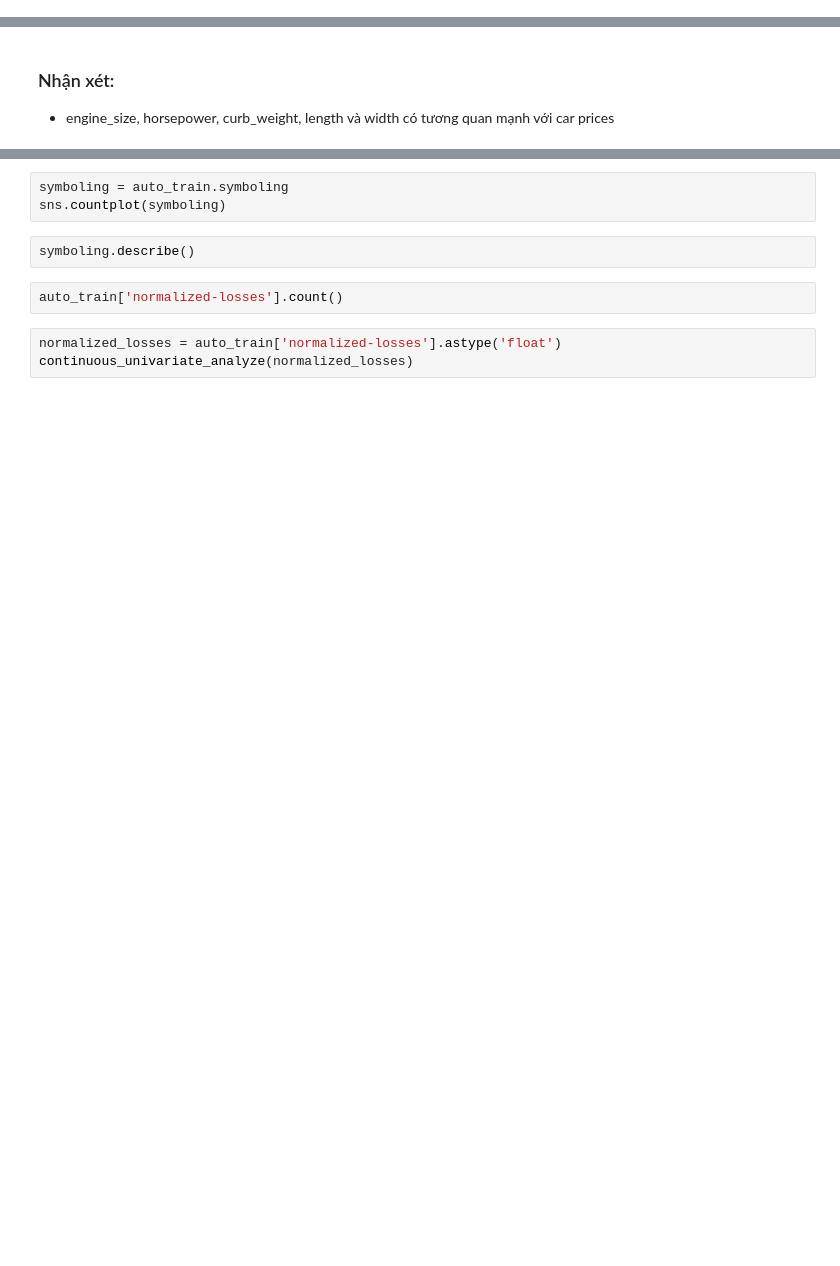
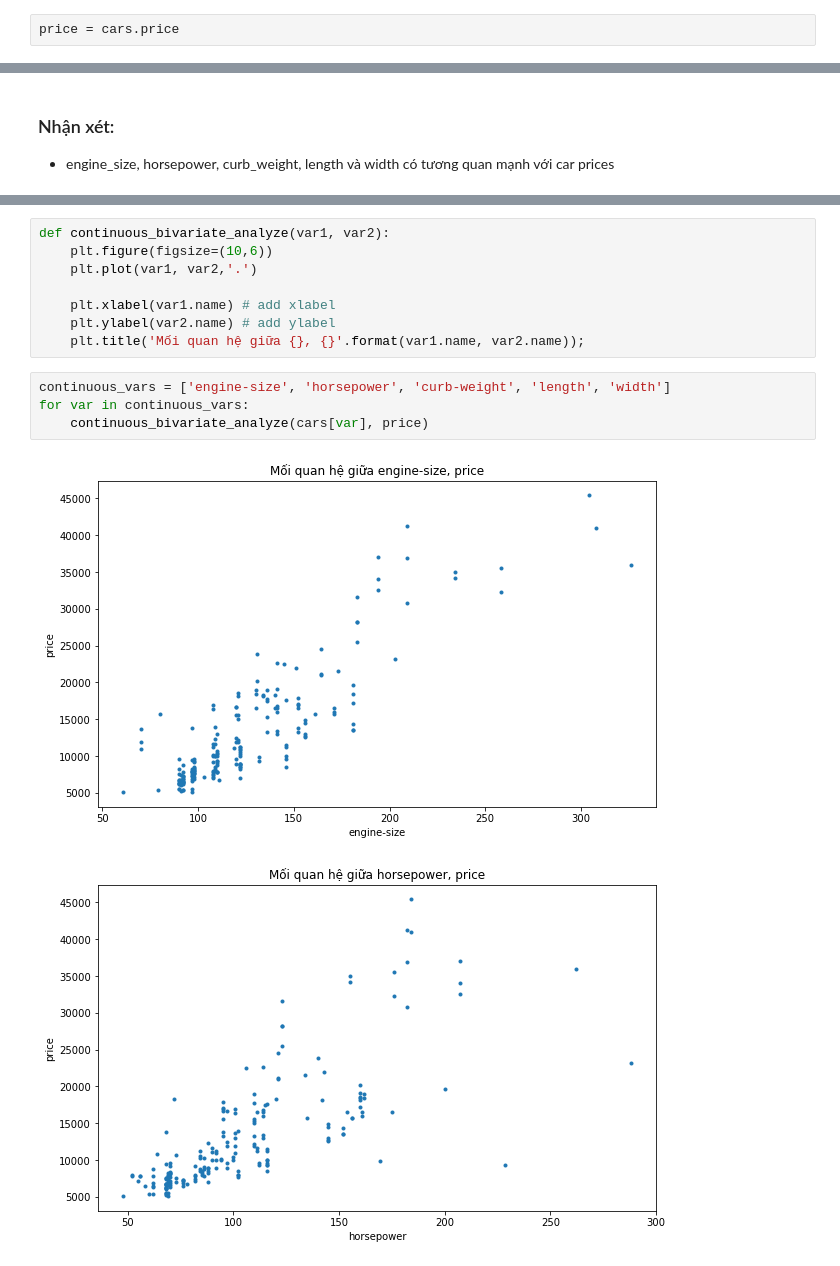
Before and after one commit to kieutridang/Data-Pre-processing-and-Analysis, a Jupyter notebook: final_assignment/LDS5_261_Project_1/FullName_project_Automobile.ipynb, the cells around one changed output, grey strips where cells are left out. Saved outputs shown, nothing was run; the diff lists cells and outputs as text; blank space fills up the shorter version.

Commit message:
wip auto mobile

```diff
--- a/final_assignment/LDS5_261_Project_1/FullName_project_Automobile.ipynb
+++ b/final_assignment/LDS5_261_Project_1/FullName_project_Automobile.ipynb
@@ -150,3 +146,5 @@ NameError: name 'a' is not defined
+# %%
+price = cars.price
 # %%
 symboling = cars.symboling
 normalized_losses = cars['normalized-losses']
@@ -234,10 +227,15 @@ plt.title('Quan hệ giữa engine-size và price');
-# %%
-symboling = auto_train.symboling
-sns.countplot(symboling)
-# %%
-symboling.describe()
-# %%
-auto_train['normalized-losses'].count()
-# %%
-normalized_losses = auto_train['normalized-losses'].astype('float')
-continuous_univariate_analyze(normalized_losses)
+# %%
+def continuous_bivariate_analyze(var1, var2):
+    plt.figure(figsize=(10,6))
+    plt.plot(var1, var2,'.')
+
+    plt.xlabel(var1.name) # add xlabel
+    plt.ylabel(var2.name) # add ylabel
+    plt.title('Mối quan hệ giữa {}, {}'.format(var1.name, var2.name));
+# %%
+continuous_vars = ['engine-size', 'horsepower', 'curb-weight', 'length', 'width']
+for var in continuous_vars:
+    continuous_bivariate_analyze(cars[var], price)
+# %% [output]
+[figure, added]
+[figure, added]
```
Also changed, not shown: parts of 24 cells of this notebook.
